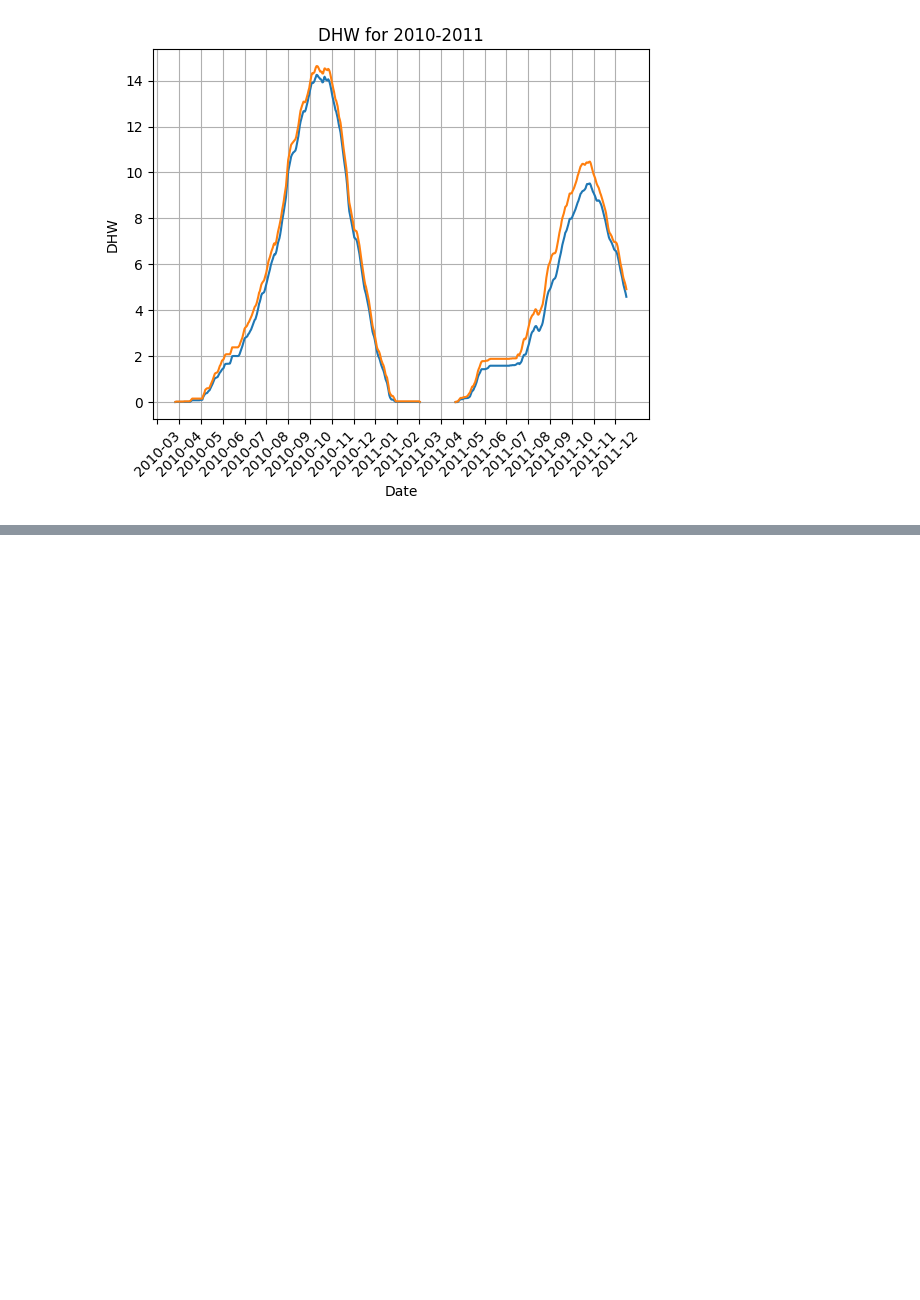
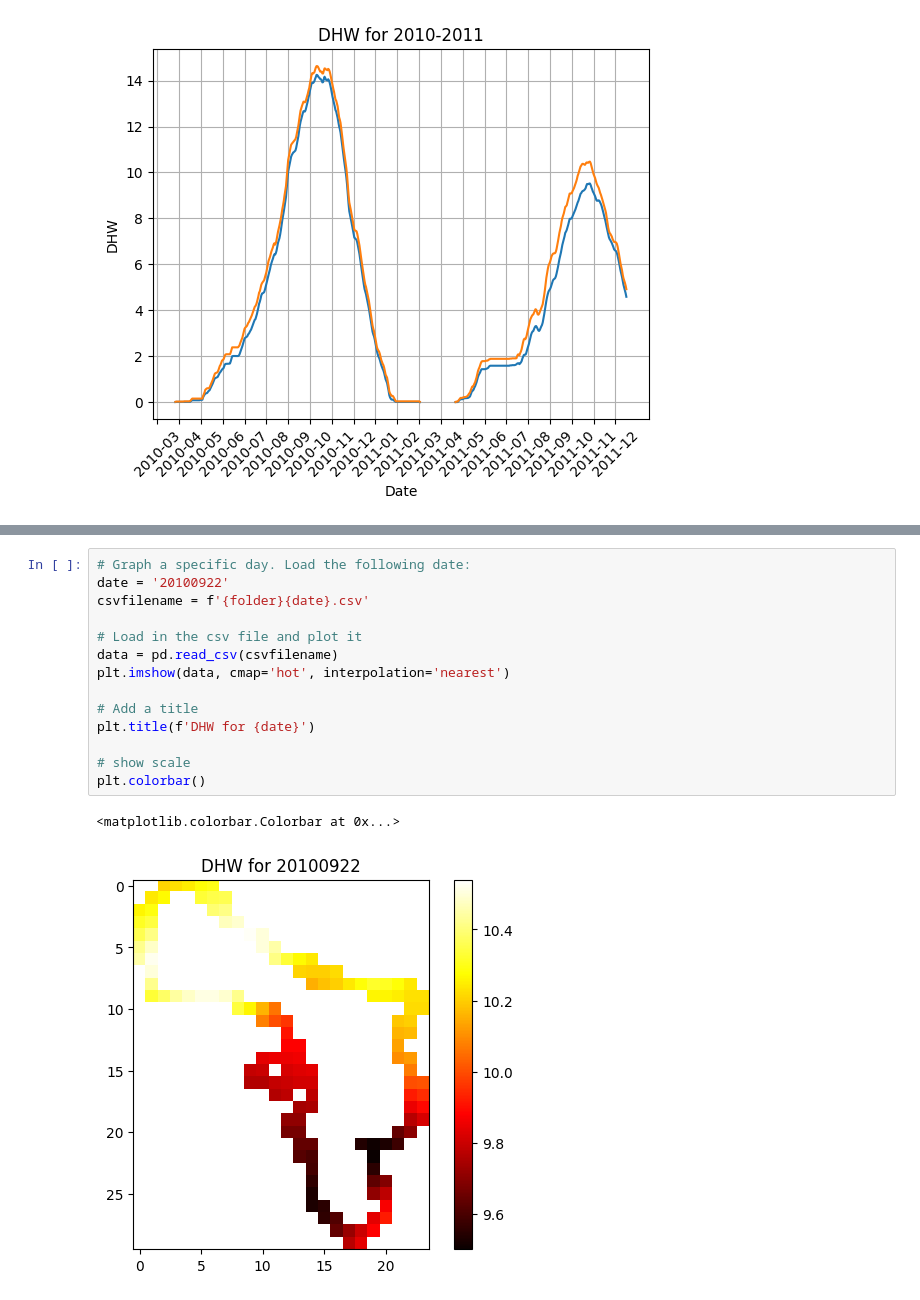
Before and after one commit to brendondgr/BMNP, a Jupyter notebook: notebooks/checkdata.ipynb, the cells around one changed output, grey strips where cells are left out. Cells and saved outputs as stored; diff of their text form; blank space fills up the shorter version.

Commit message:
updated data

```diff
--- a/notebooks/checkdata.ipynb
+++ b/notebooks/checkdata.ipynb
@@ -312,0 +348,17 @@ date = '20101022'
+# %%
+# Graph a specific day. Load the following date:
+date = '20100922'
+csvfilename = f'{folder}{date}.csv'
+
+# Load in the csv file and plot it
+data = pd.read_csv(csvfilename)
+plt.imshow(data, cmap='hot', interpolation='nearest')
+
+# Add a title
+plt.title(f'DHW for {date}')
+
+# show scale
+plt.colorbar()
+# %% [output]
+<matplotlib.colorbar.Colorbar at 0x...>
+[figure, added]
```
Also changed, not shown: parts of 3 cells of this notebook, 3 other files.
